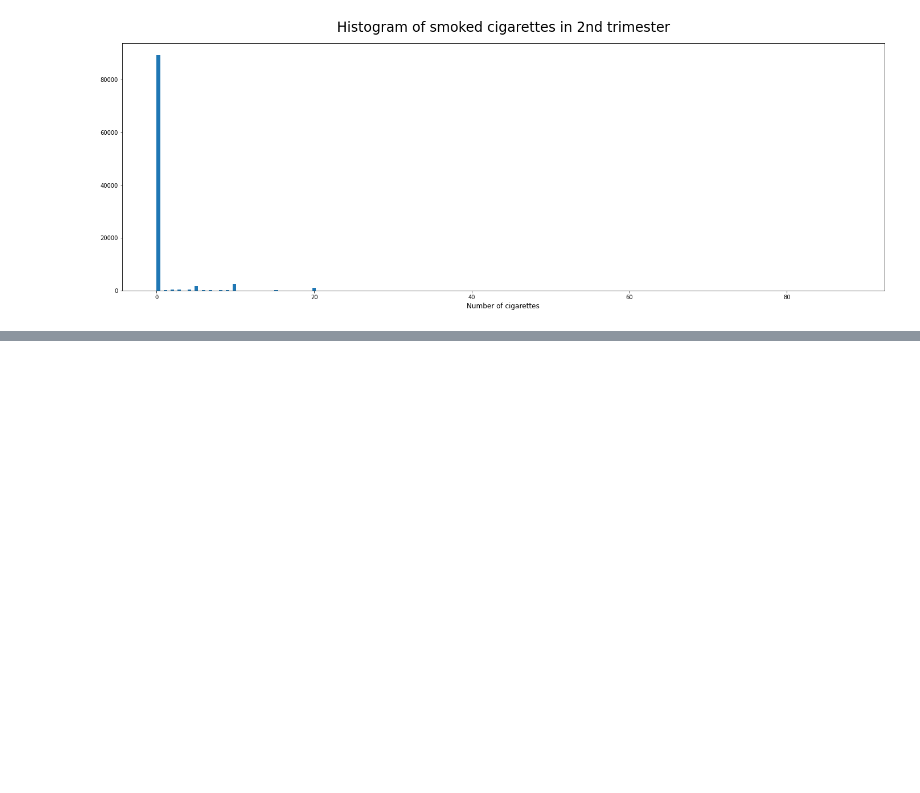
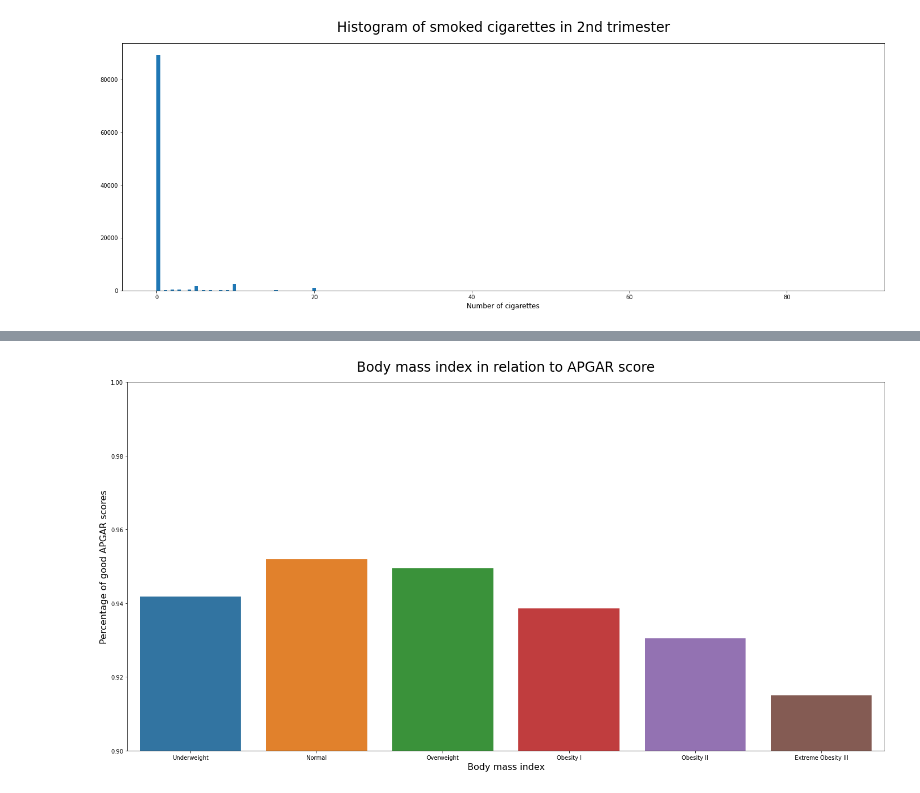
Before and after one commit to WiktorSa/Projekt-MSiD, a Jupyter notebook: notebook/Czynniki wpływające na wynik APGAR.ipynb, the cells around one changed output, grey strips where cells are left out. Cells and saved outputs as stored; diff of their text form; code cells hidden in the pictures; blank space fills up the shorter version.

```diff
--- a/notebook/Czynniki wpływające na wynik APGAR.ipynb
+++ b/notebook/Czynniki wpływające na wynik APGAR.ipynb
@@ -140,0 +291,10 @@ plt.show()
+# %%
+plt.figure(figsize=(24, 12))
+sns.barplot(x='Body mass index description', y='APGAR score', data=df.sort_values('Body Mass Index Recode'), ci=None)
+plt.title("Body mass index in relation to APGAR score", fontsize=24, y=1.02)
+plt.xlabel("Body mass index", fontsize=16)
+plt.ylabel("Percentage of good APGAR scores", fontsize=16)
+plt.ylim(0.9, 1)
+plt.show()
+# %% [output]
+[figure, added]
```
Also changed, not shown: parts of 43 cells of this notebook.
